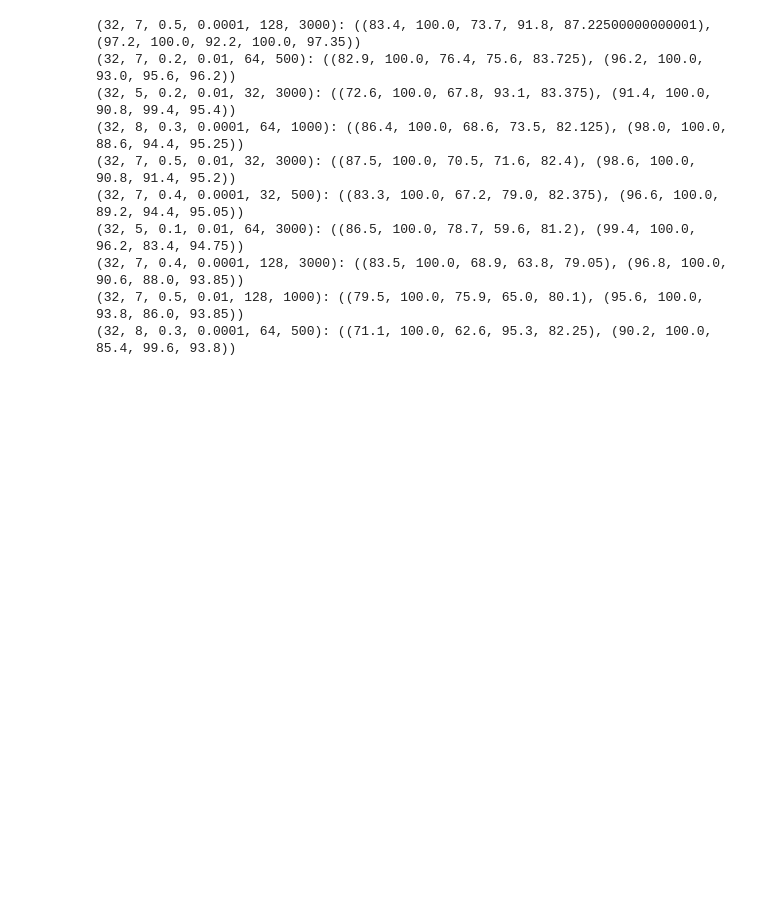
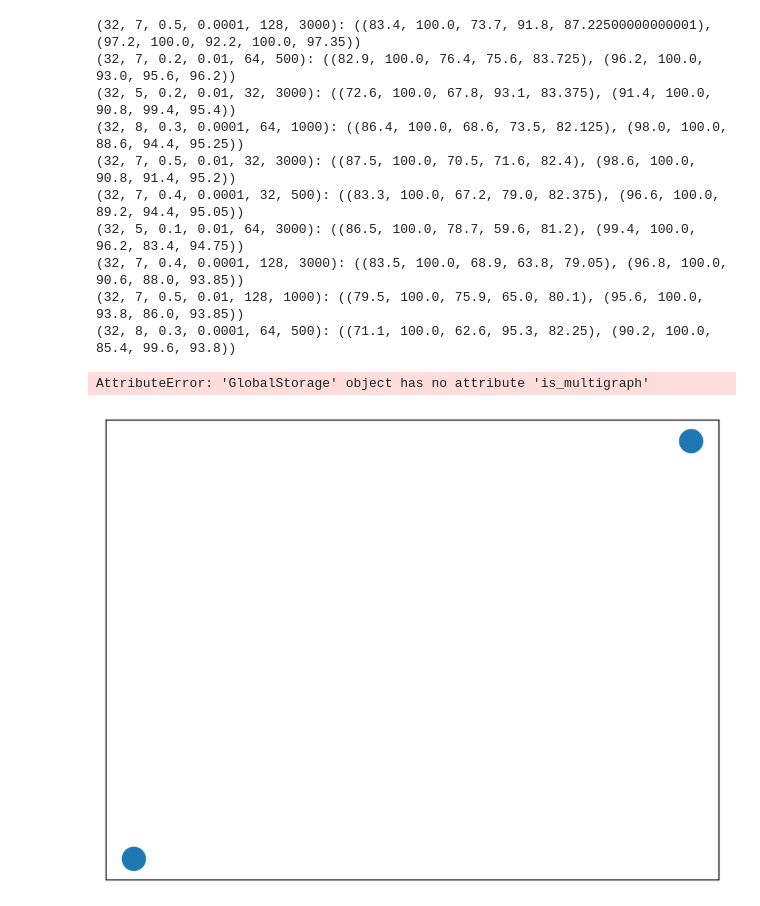
Before and after one commit to tsimiho/gmn, a Jupyter notebook: gmn.ipynb, the cells around one changed output. Drawn from its saved outputs; the diff is of its cells as text; code cells hidden in the pictures; blank space fills up the shorter version.

```diff
--- a/gmn.ipynb
+++ b/gmn.ipynb
@@ -433,15 +433,31 @@ def acc_test(model, print_results=True):
             )
 
             if c == "class_0":
+                if not is_cycle(cluster1):
+                    plot_graph(cluster1)
+                if not is_cycle(cluster2):
+                    plot_graph(cluster2)
                 correct_class0 += is_cycle(cluster1) + is_cycle(cluster2)
                 best_class0 += any([is_cycle(cluster1), is_cycle(cluster2)])
             elif c == "class_1":
+                if not is_complete(cluster1):
+                    plot_graph(cluster1)
+                if not is_complete(cluster2):
+                    plot_graph(cluster2)
                 correct_class1 += is_complete(cluster1) + is_complete(cluster2)
                 best_class1 += any([is_complete(cluster1), is_complete(cluster2)])
             elif c == "class_2":
+                if not is_line(cluster1):
+                    plot_graph(cluster1)
+                if not is_line(cluster2):
+                    plot_graph(cluster2)
                 correct_class2 += is_line(cluster1) + is_line(cluster2)
                 best_class2 += any([is_line(cluster1), is_line(cluster2)])
             elif c == "class_3":
+                if not is_star(cluster1):
+                    plot_graph(cluster1)
+                if not is_star(cluster2):
+                    plot_graph(cluster2)
                 correct_class3 += is_star(cluster1) + is_star(cluster2)
                 best_class3 += any([is_star(cluster1), is_star(cluster2)])
 
@@ -741,6 +757,17 @@ top_10 = [
     (32, 7, 0.5, 0.01, 128, 1000),
     (32, 8, 0.3, 0.0001, 64, 500),
 ]
+# %%
+for hyperparams in [(32, 7, 0.5, 0.0001, 128, 3000)]:
+    newargs = NewArgs(*hyperparams)
+    m = GraphMatchingNetwork(newargs)
+    o = Adam(m.parameters(), lr=newargs.lr, weight_decay=1e-5)
+    p, l = create_graph_pairs(dataset, newargs.num_pairs)
+    train(m, o, p, l, newargs.batch_size)
+    acc, best_acc = acc_test(m, False)
+# %% [output]
+AttributeError: 'GlobalStorage' object has no attribute 'is_multigraph'
+[figure, added]
 # %%
 # class Args:
 #     def __init__(self, dim, num_layers, margin, lr, batch_size, num_pairs):
```
Also changed, not shown: parts of 1 cell of this notebook, 17 other files.
